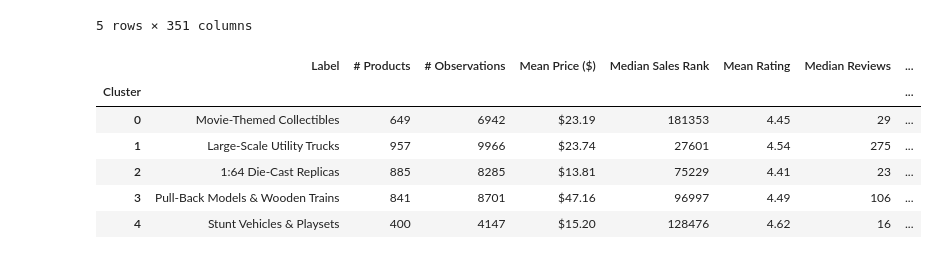
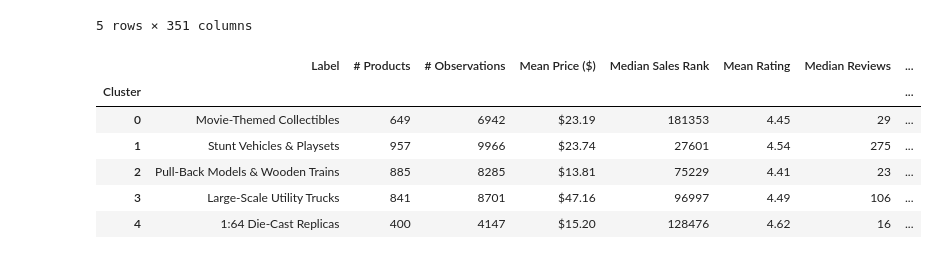
Before and after one commit to JanTeichertKluge/demand-analysis-repro, a Jupyter notebook: main/code/02_cluster_summary.ipynb, the cells around one changed output. Cells and saved outputs as stored; diff of their text form; code cells hidden in the pictures.

Commit message:
fix cluster labels in cluster summary

```diff
--- a/main/code/02_cluster_summary.ipynb
+++ b/main/code/02_cluster_summary.ipynb
@@ -85,13 +85,15 @@ import os
 import numpy as np
 
 
-# Short labels from the LLM headline exercise (used as readable cluster names)
+# Short labels from the LLM headline exercise (used as readable cluster names),
+# keyed by similarity_cluster_*. The headlines in 02_cluster_centroid_products.ipynb are numbered by
+# the clusters estimated there: headline cluster 0, 1, 2, 3, 4 = similarity_cluster 0, 3, 4, 2, 1
 cluster_headlines_short = {
     0: "Movie-Themed Collectibles",
-    1: "Large-Scale Utility Trucks",
-    2: "1:64 Die-Cast Replicas",
-    3: "Pull-Back Models & Wooden Trains",
-    4: "Stunt Vehicles & Playsets",
+    1: "Stunt Vehicles & Playsets",
+    2: "Pull-Back Models & Wooden Trains",
+    3: "Large-Scale Utility Trucks",
+    4: "1:64 Die-Cast Replicas",
 }
 
 
@@ -138,34 +140,34 @@ for c in range(5):
             "Cluster": c,
             "Label": cluster_headlines_short[c],
             "# Products": n_prod,
             "# Observations": n_obs,
             "Mean Price ($)": round(mean_price, 2),
             "Median Sales Rank": median_SR,
             "Mean Rating": round(mean_rating, 2),
             "Median Reviews": median_reviews,
             "Dominant Product Type": cat_str,
             "Mean Elasticity": round(mean_elas, 3),
         }
     )
 
 df_summary = pd.DataFrame(rows).set_index("Cluster")
 
 # ── Save ─────────────────────────────────────────────────────────────────────
 df_summary.to_csv(os.path.join("..\output\R2", "cluster_summary_table.csv"))
 
 # ── Display ──────────────────────────────────────────────────────────────────
 df_summary.style.format(
     {
         "Mean Price ($)": "${:.2f}",
         "Mean Rating": "{:.2f}",
         "Mean Elasticity": "{:.3f}",
     }
 )
 # %% [output]
 |  | Label | # Products | # Observations | Mean Price ($) | Median Sales Rank | Mean Rating | Median Reviews | ... |
 | Cluster |  |  |  |  |  |  |  | ... |
 | 0 | Movie-Themed Collectibles | 649 | 6942 | $23.19 | 181353 | 4.45 | 29 | ... |
-| 1 | Large-Scale Utility Trucks | 957 | 9966 | $23.74 | 27601 | 4.54 | 275 | ... |
-| 2 | 1:64 Die-Cast Replicas | 885 | 8285 | $13.81 | 75229 | 4.41 | 23 | ... |
-| 3 | Pull-Back Models & Wooden Trains | 841 | 8701 | $47.16 | 96997 | 4.49 | 106 | ... |
-| 4 | Stunt Vehicles & Playsets | 400 | 4147 | $15.20 | 128476 | 4.62 | 16 | ... |
+| 1 | Stunt Vehicles & Playsets | 957 | 9966 | $23.74 | 27601 | 4.54 | 275 | ... |
+| 2 | Pull-Back Models & Wooden Trains | 885 | 8285 | $13.81 | 75229 | 4.41 | 23 | ... |
+| 3 | Large-Scale Utility Trucks | 841 | 8701 | $47.16 | 96997 | 4.49 | 106 | ... |
+| 4 | 1:64 Die-Cast Replicas | 400 | 4147 | $15.20 | 128476 | 4.62 | 16 | ... |
```
Also changed, not shown: 1 other file.
